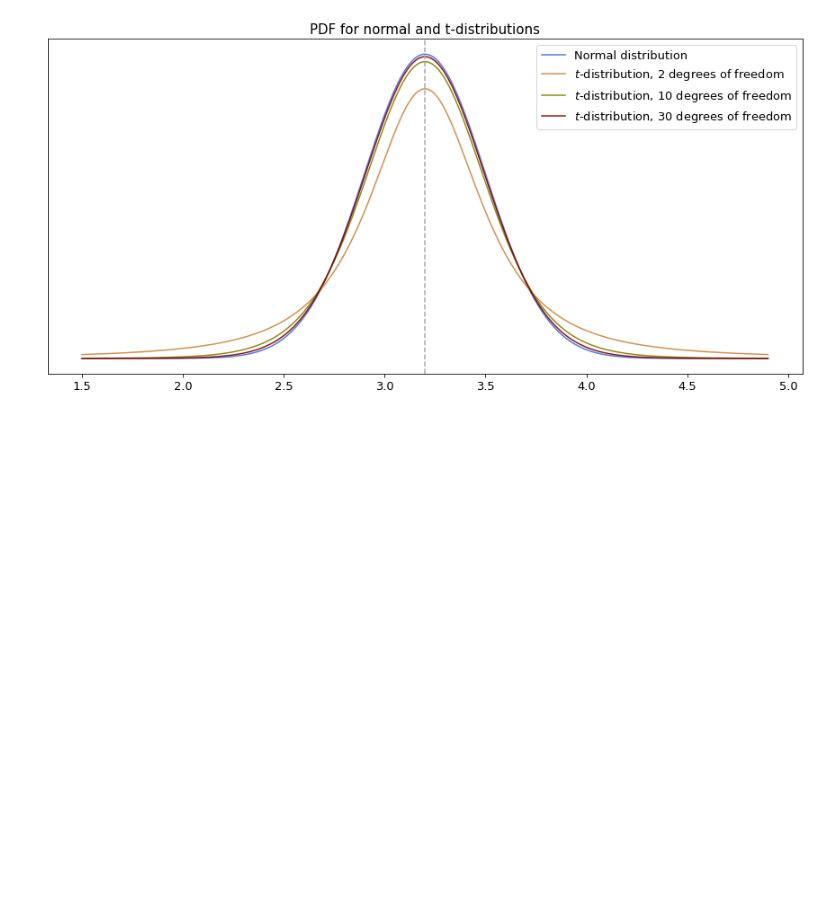
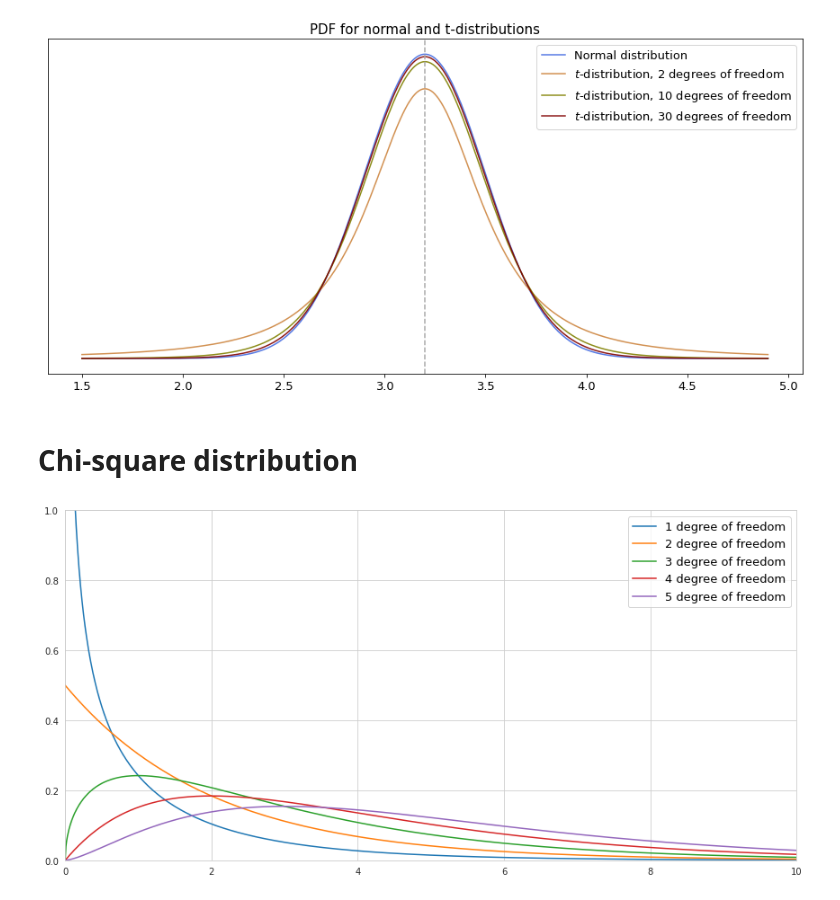
Before and after one commit to vzahorui/vzahorui.github.io, a Jupyter notebook: jupyter_notebooks/ditributions/plot_distributions.ipynb, the cells around one changed output. Cells and saved outputs as stored; diff of their text form; code cells hidden in the pictures; blank space fills up the shorter version.

```diff
--- a/jupyter_notebooks/ditributions/plot_distributions.ipynb
+++ b/jupyter_notebooks/ditributions/plot_distributions.ipynb
@@ -109,3 +109,22 @@ plt.tight_layout()
 plt.savefig('../../assets/images/probability/normal_and_t_distributions.png', bbox_inches='tight');
 # %% [output]
 [figure]
+# %% [markdown]
+# Chi-square distribution
+# %%
+x = np.arange(0, 10, 0.01)
+
+with sns.axes_style('whitegrid'):
+    fig, ax = plt.subplots(figsize=(12,6))
+ax.set_ylim(0, 1)
+ax.set_xlim(0, 10)
+
+for df in range(1, 6):
+    y = chi2.pdf(x, df=df, loc=0, scale=1)
+    plt.plot(x, y, label = f'{df} degree of freedom')
+
+plt.legend(fontsize=13)
+plt.tight_layout()
+plt.savefig('../../assets/images/probability/chi_squared_distributions.png', bbox_inches='tight');
+# %% [output]
+[figure, added]
```
Also changed, not shown: parts of 1 cell of this notebook, 8 other files.
